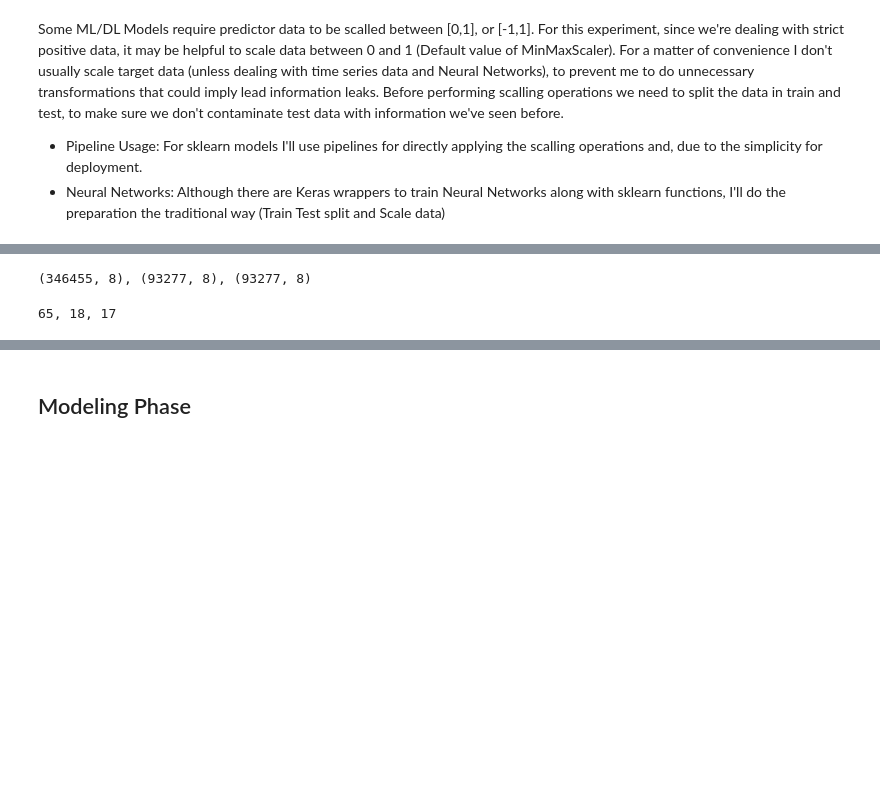
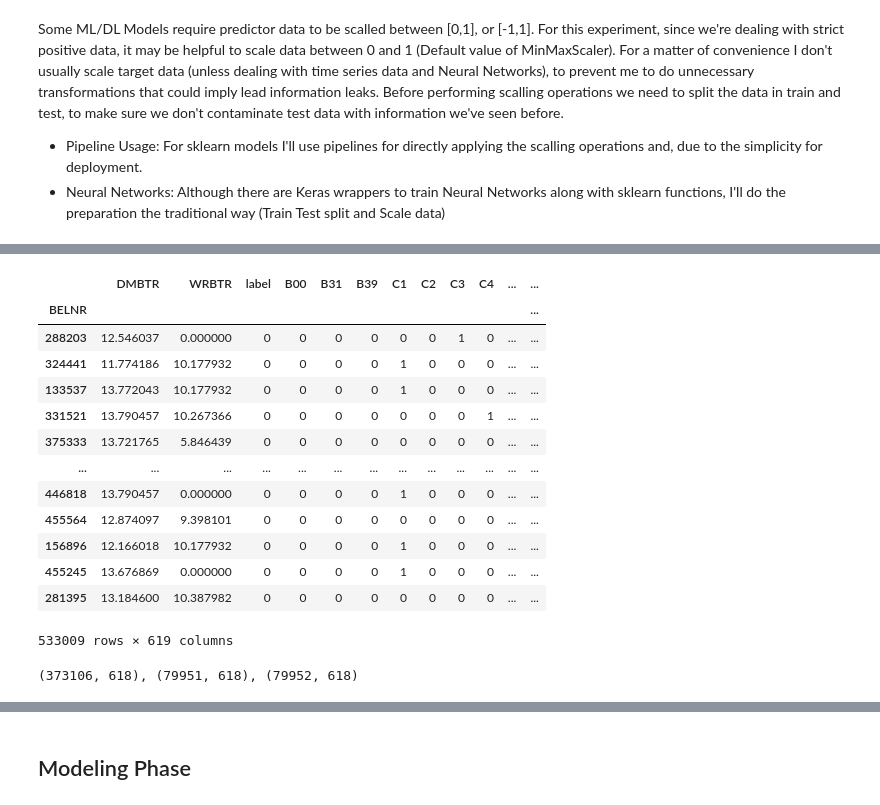
Before and after one commit to diogodalves/siemens_data_challange, a Jupyter notebook: data_challange.ipynb, the cells around one changed output, grey strips where cells are left out. Saved outputs shown, nothing was run; the diff lists cells and outputs as text; code cells hidden in the pictures; blank space fills up the shorter version.

```diff
--- a/data_challange.ipynb
+++ b/data_challange.ipynb
@@ -560,0 +547,3 @@ X.head()
+# %%
+for col in transformed_final_df[list(categorical_variables.columns)].columns:
+    print(transformed_final_df[[col,'label']].value_counts().head(50))
@@ -560,0 +568,9 @@ X.head()
+# %%
+cat_df = transformed_final_df[list(categorical_variables.columns)]
+
+categories = []
+for i in range(len(cat_df.columns)):
+    keys = list(cat_df[cat_df.columns[i]].unique())
+    categories.append([])
+    for j in range(len(keys)):
+        categories[i].append(keys[j][0])
@@ -561,3 +598,6 @@ X.head()
+# %%
+transformed_final_df = transformed_final_df.drop(cat_df.columns, axis=1)
+#transformed_final_df = test.merge(transformed_final_df, on='BELNR')
 # %% [markdown]
 ### Scalling
 # %% [markdown]
@@ -566,0 +632,17 @@ Some ML/DL Models require predictor data to be scalled between [0,1], or [-1,1].
+# %%
+transformed_final_df
+# %% [output]
+|  | DMBTR | WRBTR | label | B00 | B31 | B39 | C1 | C2 | C3 | C4 | ... | ... |
+| BELNR |  |  |  |  |  |  |  |  |  |  |  | ... |
+| 288203 | 12.546037 | 0.000000 | 0 | 0 | 0 | 0 | 0 | 0 | 1 | 0 | ... | ... |
+| 324441 | 11.774186 | 10.177932 | 0 | 0 | 0 | 0 | 1 | 0 | 0 | 0 | ... | ... |
+| 133537 | 13.772043 | 10.177932 | 0 | 0 | 0 | 0 | 1 | 0 | 0 | 0 | ... | ... |
+| 331521 | 13.790457 | 10.267366 | 0 | 0 | 0 | 0 | 0 | 0 | 0 | 1 | ... | ... |
+| 375333 | 13.721765 | 5.846439 | 0 | 0 | 0 | 0 | 0 | 0 | 0 | 0 | ... | ... |
+| ... | ... | ... | ... | ... | ... | ... | ... | ... | ... | ... | ... | ... |
+| 446818 | 13.790457 | 0.000000 | 0 | 0 | 0 | 0 | 1 | 0 | 0 | 0 | ... | ... |
+| 455564 | 12.874097 | 9.398101 | 0 | 0 | 0 | 0 | 0 | 0 | 0 | 0 | ... | ... |
+| 156896 | 12.166018 | 10.177932 | 0 | 0 | 0 | 0 | 1 | 0 | 0 | 0 | ... | ... |
+| 455245 | 13.676869 | 0.000000 | 0 | 0 | 0 | 0 | 1 | 0 | 0 | 0 | ... | ... |
+| 281395 | 13.184600 | 10.387982 | 0 | 0 | 0 | 0 | 0 | 0 | 0 | 0 | ... | ... |
+533009 rows × 619 columns
@@ -577,11 +663,7 @@ X_val_nn, X_test_nn, y_val_nn, y_test_nn = train_test_split(X_test_and_val_nn,
                                                             test_size=0.5,
                                                             random_state=seed,
                                                             stratify=y_test_and_val_nn)
-# %%
-print(f'{X_train_nn.shape}, {X_val_nn.shape}, {X_test_nn.shape}')
-# %% [output]
-(346455, 8), (93277, 8), (93277, 8)
-# %%
-print(f'{len(y_train_nn[y_train_nn==1])}, {len(y_val_nn[y_val_nn==1])}, {len(y_test_nn[y_test_nn==1])}')
-# %% [output]
-65, 18, 17
+# %%
+print(f'{X_train_nn.shape}, {X_val_nn.shape}, {X_test_nn.shape}')
+# %% [output]
+(373106, 618), (79951, 618), (79952, 618)
```
Also changed, not shown: parts of 47 cells of this notebook, 1 other file.
